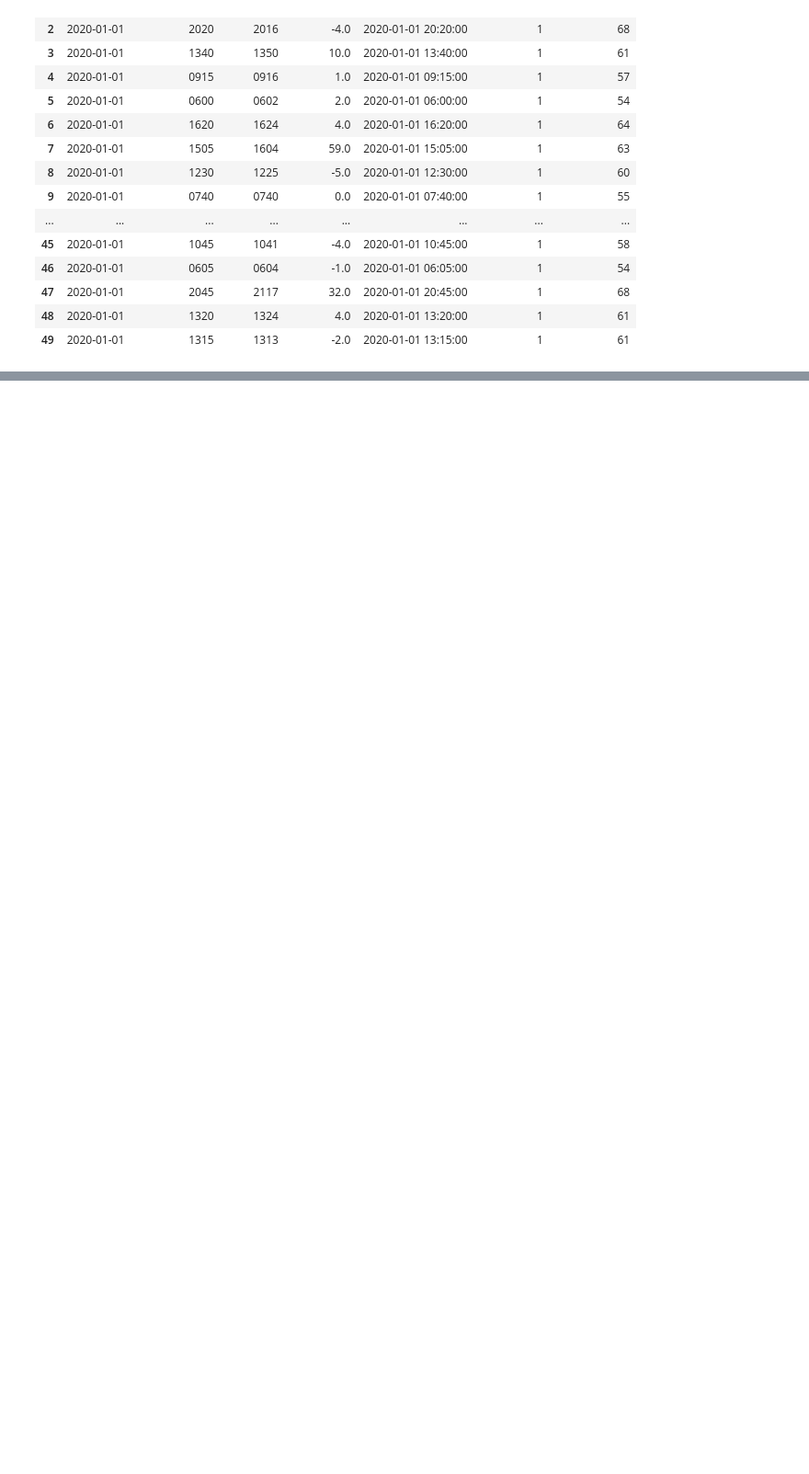
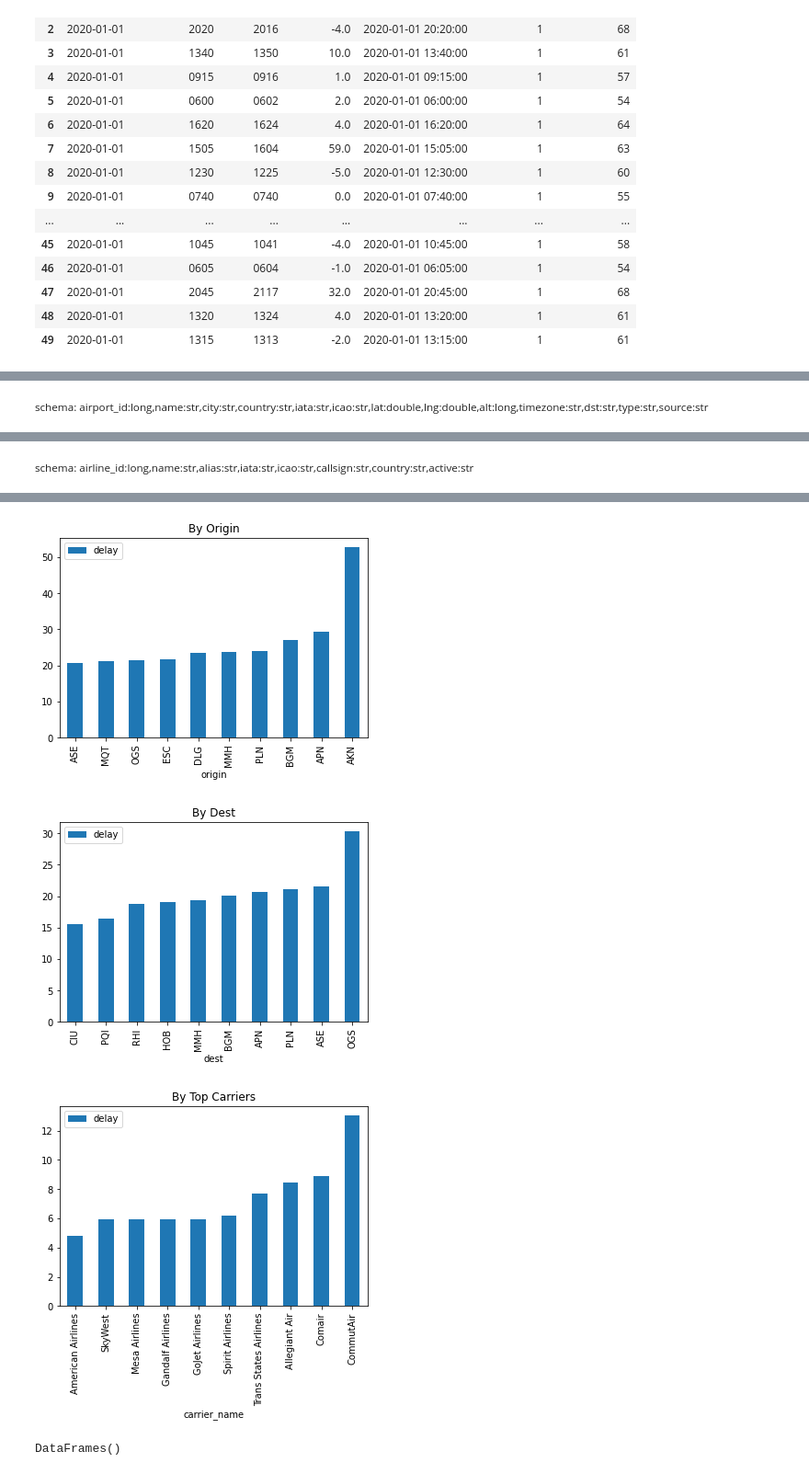
Before and after one commit to drabastomek/dask-summit, a Jupyter notebook: fugue/dask.ipynb, the cells around one changed output, grey strips where cells are left out. Shown: that part at 92% size. Drawn from its saved outputs; the diff is of its cells as text; code cells hidden in the pictures; blank space fills up the shorter version.

Commit message:
Update fugue

```diff
--- a/fugue/dask.ipynb
+++ b/fugue/dask.ipynb
@@ -373,0 +425,7 @@ OUTPUT USING plot_bar(x="carrier_name",y="delay",sort="delay", title="By Top Car
+# %%
+from fugue_sql import fsql
+
+metadata = fsql(metadata_query).run()
+flights = fsql(flights_query).run("dask")
+fsql(eda_query, metadata, flights, n=30).run("dask")
+# %% [output]
@@ -373,0 +443 @@ OUTPUT USING plot_bar(x="carrier_name",y="delay",sort="delay", title="By Top Car
+schema: airport_id:long,name:str,city:str,country:str,iata:str,icao:str,lat:double,lng:double,alt:long,timezone:str,dst:str,type:str,source:str
@@ -373,0 +455 @@ OUTPUT USING plot_bar(x="carrier_name",y="delay",sort="delay", title="By Top Car
+schema: airline_id:long,name:str,alias:str,iata:str,icao:str,callsign:str,country:str,active:str
@@ -373,0 +458,4 @@ OUTPUT USING plot_bar(x="carrier_name",y="delay",sort="delay", title="By Top Car
+[figure, added]
+[figure, added]
+[figure, added]
+DataFrames()
```
Also changed, not shown: parts of 9 cells of this notebook, 1 other file.
